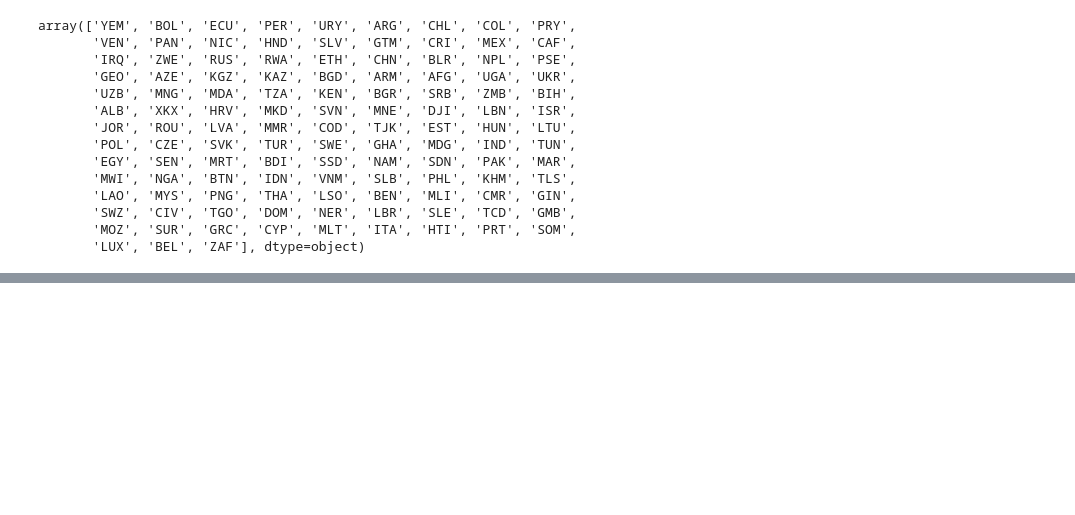
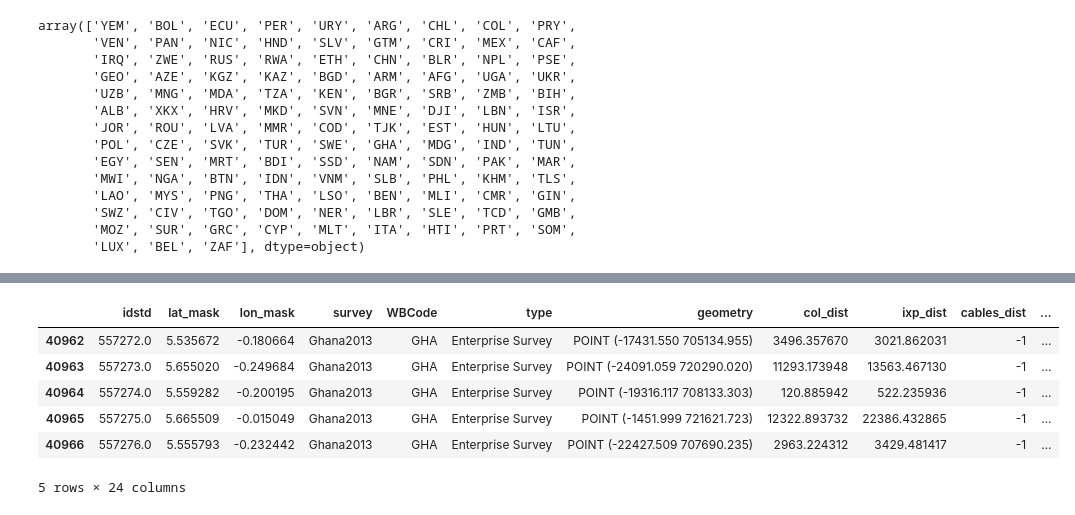
Before and after one commit to worldbank/GOST_PublicGoods, a Jupyter notebook: Implementations/FY21/DIS_ICT_distance_calculations/DIS_ETIMT_ICT_distances.ipynb, the cells around one changed output, grey strips where cells are left out. Saved outputs shown, nothing was run; the diff lists cells and outputs as text; code cells hidden in the pictures; blank space fills up the shorter version.

```diff
--- a/Implementations/FY21/DIS_ICT_distance_calculations/DIS_ETIMT_ICT_distances.ipynb
+++ b/Implementations/FY21/DIS_ICT_distance_calculations/DIS_ETIMT_ICT_distances.ipynb
@@ -148,0 +217,10 @@ for cur_country in inD['WBCode'].unique():
+# %%
+tempD.head()
+# %% [output]
+|  | idstd | lat_mask | lon_mask | survey | WBCode | type | geometry | col_dist | ixp_dist | cables_dist | ... |
+| 40962 | 557272.0 | 5.535672 | -0.180664 | Ghana2013 | GHA | Enterprise Survey | POINT (-17431.550 705134.955) | 3496.357670 | 3021.862031 | -1 | ... |
+| 40963 | 557273.0 | 5.655020 | -0.249684 | Ghana2013 | GHA | Enterprise Survey | POINT (-24091.059 720290.020) | 11293.173948 | 13563.467130 | -1 | ... |
+| 40964 | 557274.0 | 5.559282 | -0.200195 | Ghana2013 | GHA | Enterprise Survey | POINT (-19316.117 708133.303) | 120.885942 | 522.235936 | -1 | ... |
+| 40965 | 557275.0 | 5.665509 | -0.015049 | Ghana2013 | GHA | Enterprise Survey | POINT (-1451.999 721621.723) | 12322.893732 | 22386.432865 | -1 | ... |
+| 40966 | 557276.0 | 5.555793 | -0.232442 | Ghana2013 | GHA | Enterprise Survey | POINT (-22427.509 707690.235) | 2963.224312 | 3429.481417 | -1 | ... |
+5 rows × 24 columns
```
Also changed, not shown: parts of 6 cells of this notebook, 3 other files.
